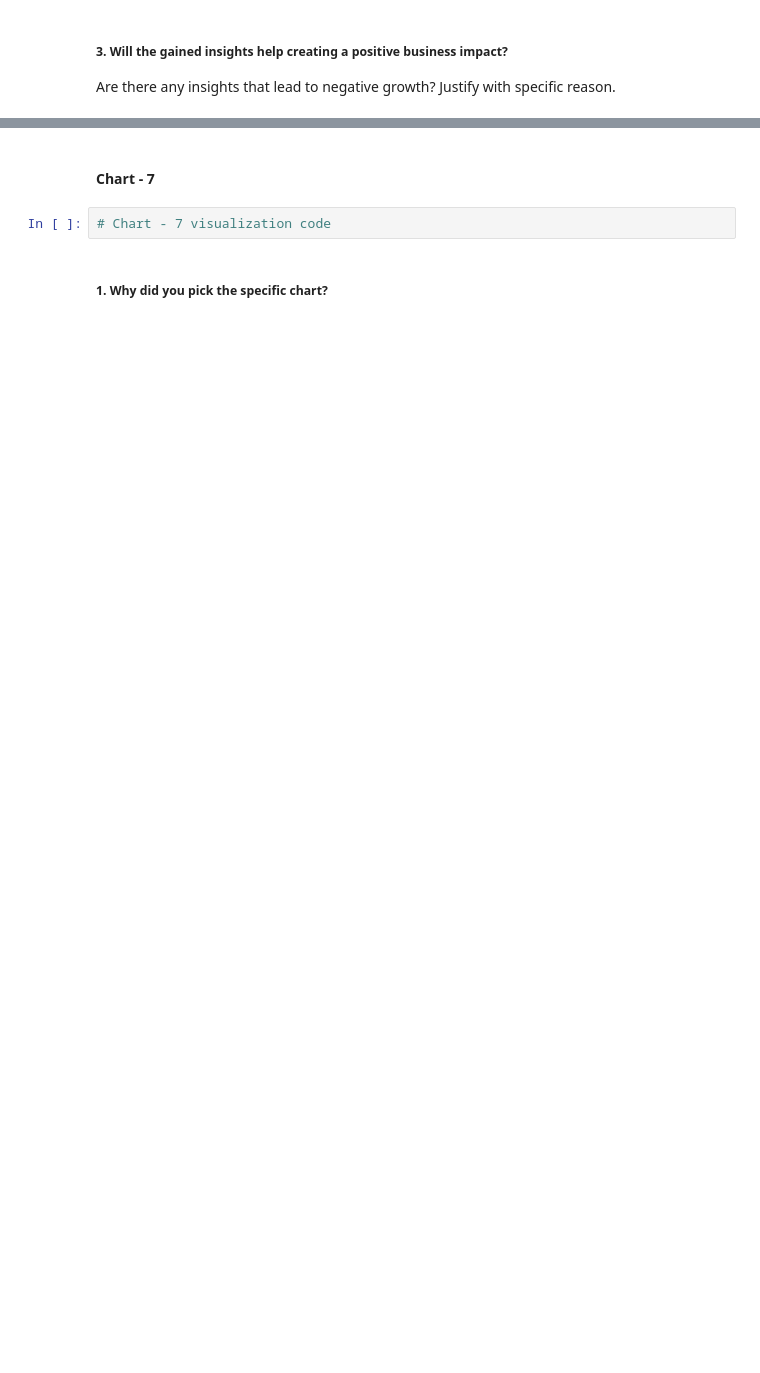
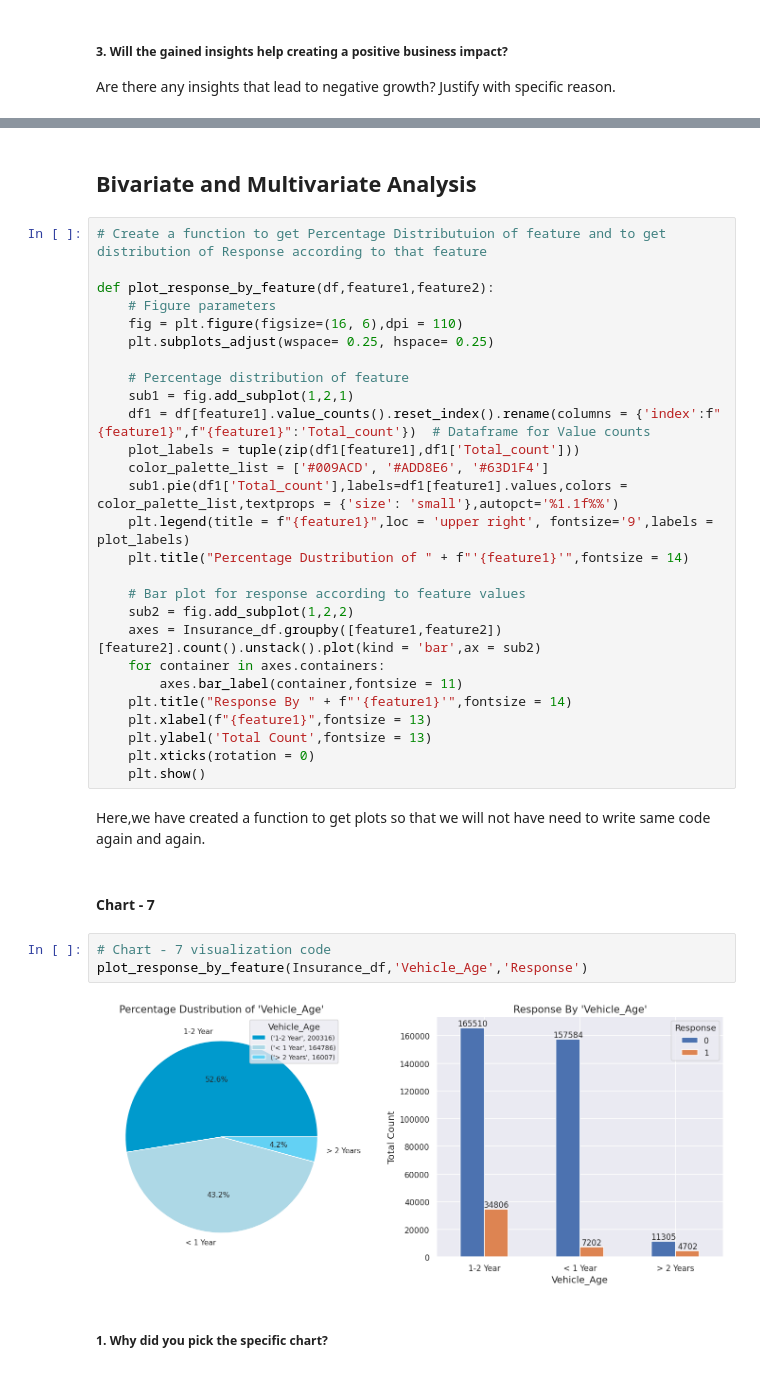
Before and after one commit to abhijain1216/Health-Insurance-Cross-Sell-Prediction-Classification-Project, a Jupyter notebook: Health_Insurance_Cross_Sell_Prediction_Classification_Project.ipynb, the cells around one changed output, grey strips where cells are left out. Drawn from its saved outputs; the diff is of its cells as text; blank space fills up the shorter version.

```diff
--- a/Health_Insurance_Cross_Sell_Prediction_Classification_Project.ipynb
+++ b/Health_Insurance_Cross_Sell_Prediction_Classification_Project.ipynb
@@ -495,6 +505,40 @@ Answer Here
+# %% [markdown]
+## Bivariate and Multivariate Analysis
+# %%
+# Create a function to get Percentage Distributuion of feature and to get distribution of Response according to that feature
+
+def plot_response_by_feature(df,feature1,feature2):
+    # Figure parameters
+    fig = plt.figure(figsize=(16, 6),dpi = 110)
+    plt.subplots_adjust(wspace= 0.25, hspace= 0.25)
+
+    # Percentage distribution of feature
+    sub1 = fig.add_subplot(1,2,1)
+    df1 = df[feature1].value_counts().reset_index().rename(columns = {'index':f"{feature1}",f"{feature1}":'Total_count'})  # Dataframe for Value counts
+    plot_labels = tuple(zip(df1[feature1],df1['Total_count']))
+    color_palette_list = ['#009ACD', '#ADD8E6', '#63D1F4']
+    sub1.pie(df1['Total_count'],labels=df1[feature1].values,colors = color_palette_list,textprops = {'size': 'small'},autopct='%1.1f%%')
+    plt.legend(title = f"{feature1}",loc = 'upper right', fontsize='9',labels = plot_labels)
+    plt.title("Percentage Dustribution of " + f"'{feature1}'",fontsize = 14)
+
+    # Bar plot for response according to feature values
+    sub2 = fig.add_subplot(1,2,2)
+    axes = Insurance_df.groupby([feature1,feature2])[feature2].count().unstack().plot(kind = 'bar',ax = sub2)
+    for container in axes.containers:
+        axes.bar_label(container,fontsize = 11)
+    plt.title("Response By " + f"'{feature1}'",fontsize = 14)
+    plt.xlabel(f"{feature1}",fontsize = 13)
+    plt.ylabel('Total Count',fontsize = 13)
+    plt.xticks(rotation = 0)
+    plt.show()
+# %% [markdown]
+Here,we have created a function to get plots so that we will not have need to write same code again and again.
 # %% [markdown]
 #### Chart - 7
 # %%
 # Chart - 7 visualization code
+plot_response_by_feature(Insurance_df,'Vehicle_Age','Response')
+# %% [output]
+[figure, added]
 # %% [markdown]
 ##### 1. Why did you pick the specific chart?
```
Also changed, not shown: parts of 22 cells of this notebook.
